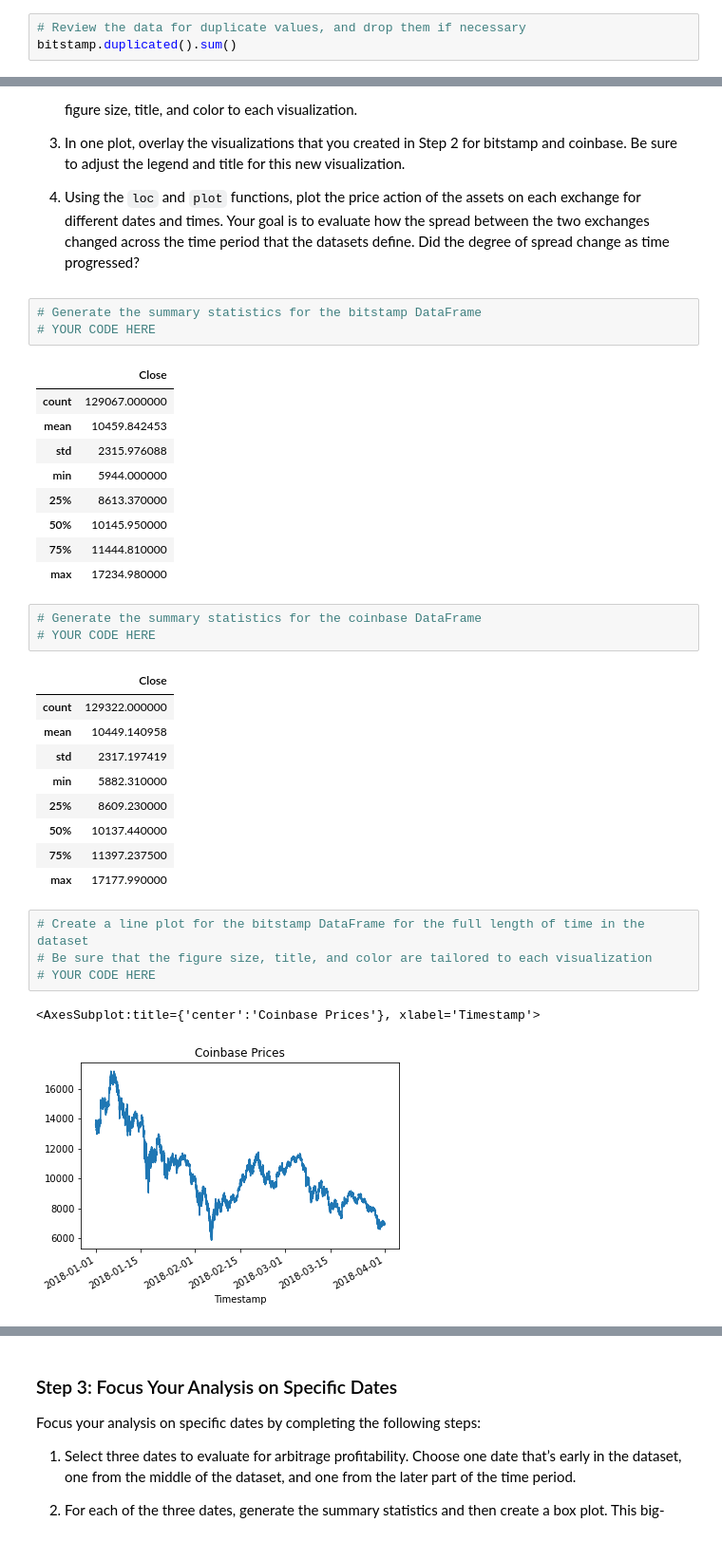
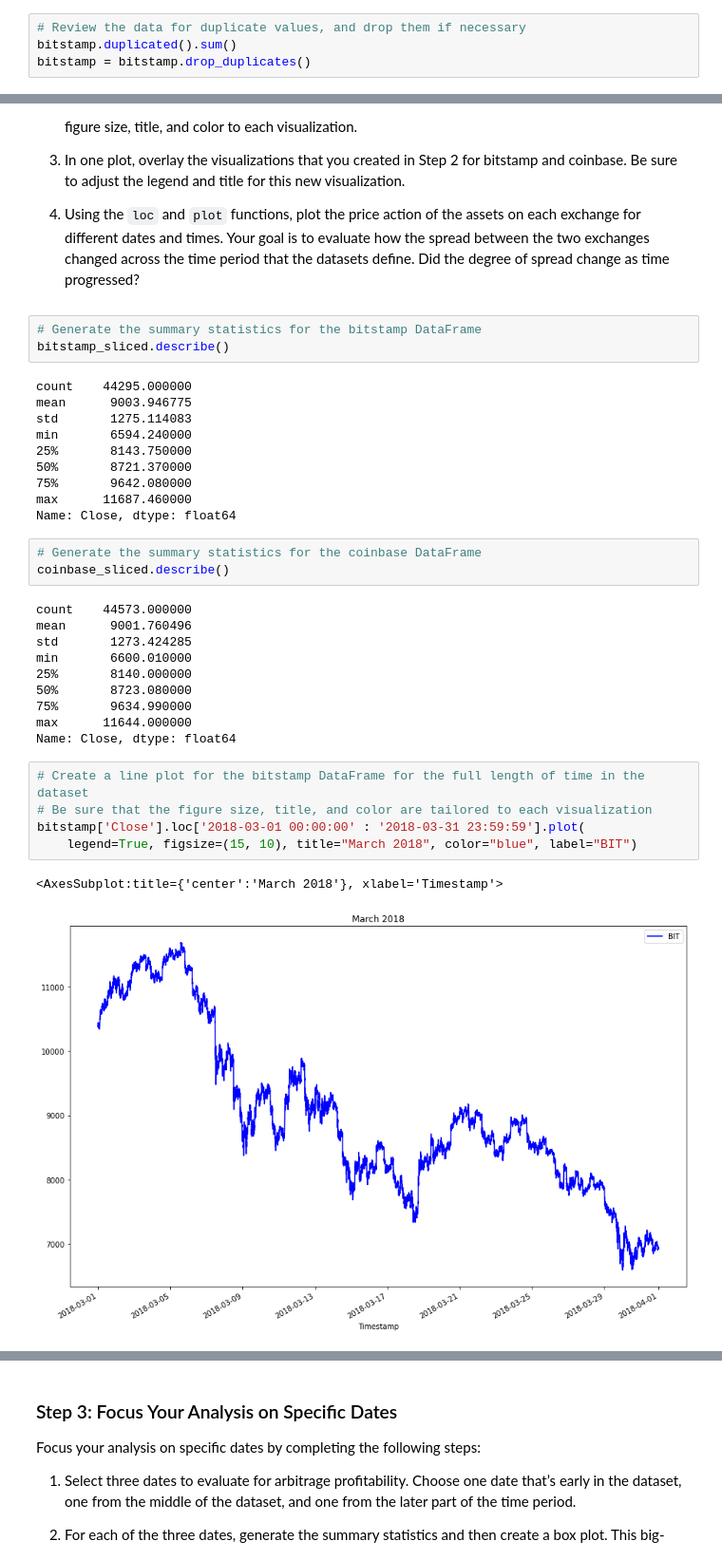
Before and after one commit to Super-Saiyan-Carl/crypto_arbitrage, a Jupyter notebook: crypto_arbitrage.ipynb, the cells around one changed output, grey strips where cells are left out. Shown: that part at 95% size. Saved outputs shown, nothing was run; the diff lists cells and outputs as text.

Commit message:
step 4 completed
the box plot for my mid point looks weird... will have to ask about that and the .str issue from an earlier part

```diff
--- a/crypto_arbitrage.ipynb
+++ b/crypto_arbitrage.ipynb
@@ -126,3 +129,4 @@ dtype: object
 # %%
 # Review the data for duplicate values, and drop them if necessary
 bitstamp.duplicated().sum()
+bitstamp = bitstamp.drop_duplicates()
@@ -204,37 +207,38 @@ Sort through the time series data associated with the bitstamp and coinbase Data
 4. Using the `loc` and `plot` functions, plot the price action of the assets on each exchange for different dates and times. Your goal is to evaluate how the spread between the two exchanges changed across the time period that the datasets define. Did the degree of spread change as time progressed?
 # %%
 # Generate the summary statistics for the bitstamp DataFrame
-# YOUR CODE HERE
+bitstamp_sliced.describe()
 # %% [output]
-|  | Close |
-| count | 129067.000000 |
-| mean | 10459.842453 |
-| std | 2315.976088 |
-| min | 5944.000000 |
-| 25% | 8613.370000 |
-| 50% | 10145.950000 |
-| 75% | 11444.810000 |
-| max | 17234.980000 |
+count    44295.000000
+mean      9003.946775
+std       1275.114083
+min       6594.240000
+25%       8143.750000
+50%       8721.370000
+75%       9642.080000
+max      11687.460000
+Name: Close, dtype: float64
 # %%
 # Generate the summary statistics for the coinbase DataFrame
-# YOUR CODE HERE
+coinbase_sliced.describe()
 # %% [output]
-|  | Close |
-| count | 129322.000000 |
-| mean | 10449.140958 |
-| std | 2317.197419 |
-| min | 5882.310000 |
-| 25% | 8609.230000 |
-| 50% | 10137.440000 |
-| 75% | 11397.237500 |
-| max | 17177.990000 |
+count    44573.000000
+mean      9001.760496
+std       1273.424285
+min       6600.010000
+25%       8140.000000
+50%       8723.080000
+75%       9634.990000
+max      11644.000000
+Name: Close, dtype: float64
 # %%
 # Create a line plot for the bitstamp DataFrame for the full length of time in the dataset
 # Be sure that the figure size, title, and color are tailored to each visualization
-# YOUR CODE HERE
+bitstamp['Close'].loc['2018-03-01 00:00:00' : '2018-03-31 23:59:59'].plot(
+    legend=True, figsize=(15, 10), title="March 2018", color="blue", label="BIT")
 # %% [output]
-<AxesSubplot:title={'center':'Coinbase Prices'}, xlabel='Timestamp'>
+<AxesSubplot:title={'center':'March 2018'}, xlabel='Timestamp'>
-[figure, old version]
+[figure, new version]
 # %%
 # Create a line plot for the coinbase DataFrame for the full length of time in the dataset
 # Be sure that the figure size, title, and color are tailored to each visualization
```
Also changed, not shown: parts of 19 cells of this notebook.
